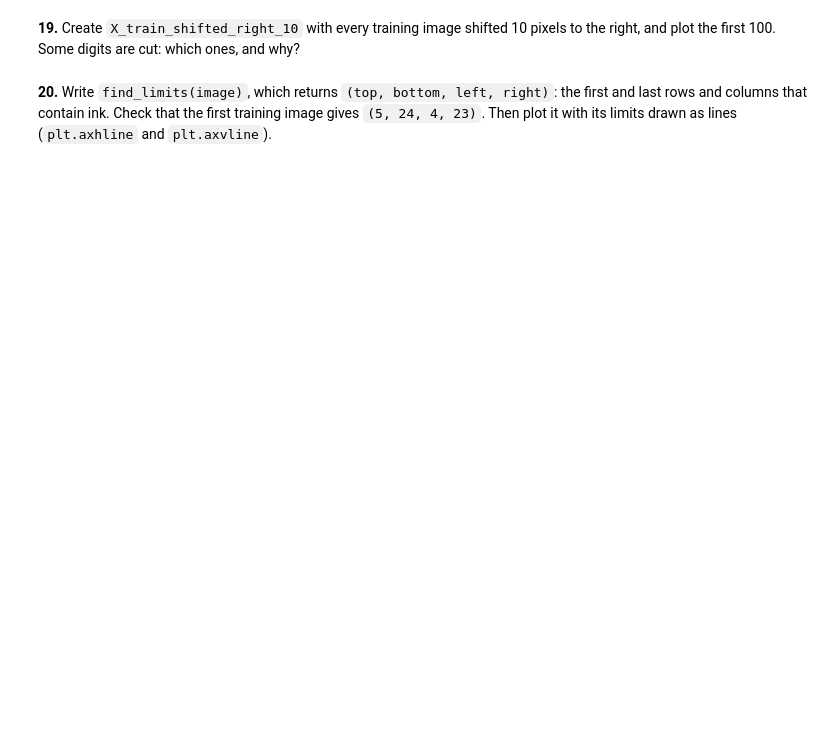
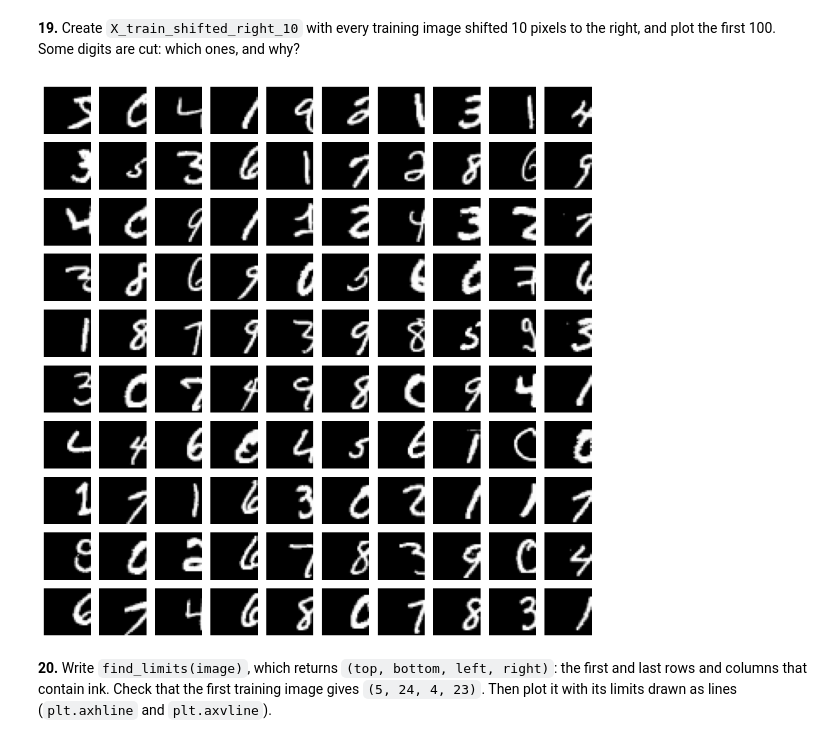
Before and after one commit to Simons23s/numpy-mnist, a Jupyter notebook: mnist_numpy.ipynb, the cells around one changed output. Cells and saved outputs as stored; diff of their text form; code cells hidden in the pictures; blank space fills up the shorter version.

```diff
--- a/mnist_numpy.ipynb
+++ b/mnist_numpy.ipynb
@@ -428,4 +558,45 @@ plt.show()
 # %% [markdown]
 **19.** Create `X_train_shifted_right_10` with every training image shifted 10 pixels to the right, and plot the first 100. Some digits are cut: which ones, and why?
+# %%
+def shift_image(image, dx, dy):
+    horizontal = np.zeros_like(image)
+    vertical = np.zeros_like(image)
+
+    if dx > 0:
+        horizontal[:, dx:] = image[:, :-dx]
+    elif dx < 0:
+        horizontal[:, :dx] = image[:, -dx:]
+    else:
+        horizontal = image.copy()
+
+    if dy > 0:
+        vertical[dy:, :] = horizontal[:-dy, :]
+    elif dy < 0:
+        vertical[:dy, :] = horizontal[-dy:, :]
+    else:
+        vertical = horizontal.copy()
+
+    return vertical
+
+X_train_shifted_right_10 = np.zeros_like(X_train)
+
+for i in range(len(X_train)):
+    X_train_shifted_right_10[i] = shift_image(X_train[i], 10, 0)
+
+fig, axes = plt.subplots(10, 10, figsize=(10, 10))
+
+for fila in range(10):
+    for columna in range(10):
+        indice = fila * 10 + columna
+
+        axes[fila, columna].imshow(X_train_shifted_right_10[indice], cmap="gray")
+        axes[fila, columna].axis("off")
+
+plt.tight_layout()
+plt.show()
+
+# Nuestra imagen tiene 28 columnas. Al desplazarla 10 píxeles hacia la derecha, únicamente conservamos las primeras 18 columnas originales.
+# %% [output]
+[figure, added]
 # %% [markdown]
 **20.** Write `find_limits(image)`, which returns `(top, bottom, left, right)`: the first and last rows and columns that contain ink. Check that the first training image gives `(5, 24, 4, 23)`. Then plot it with its limits drawn as lines (`plt.axhline` and `plt.axvline`).
```
Also changed, not shown: parts of 5 cells of this notebook.
